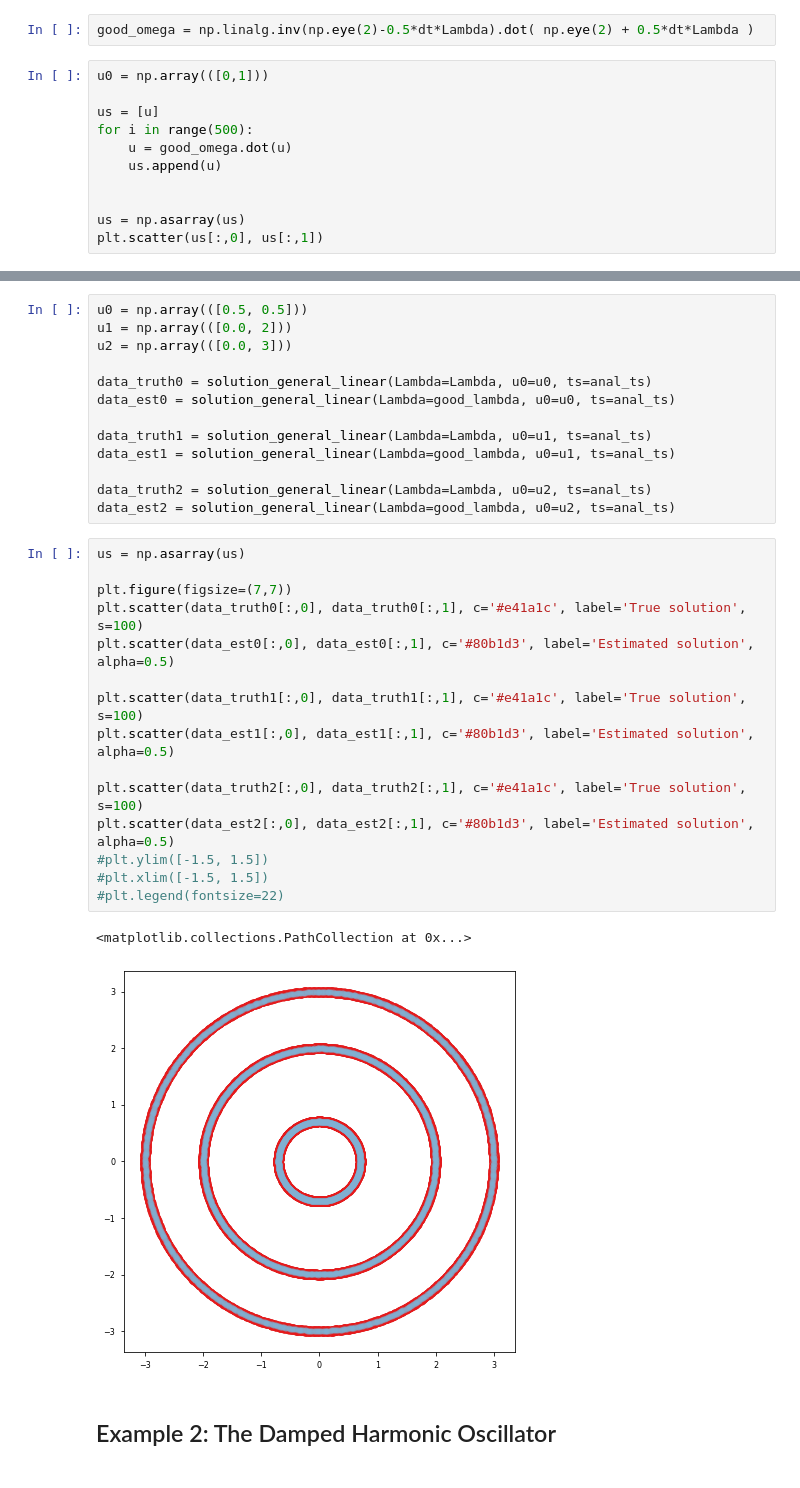
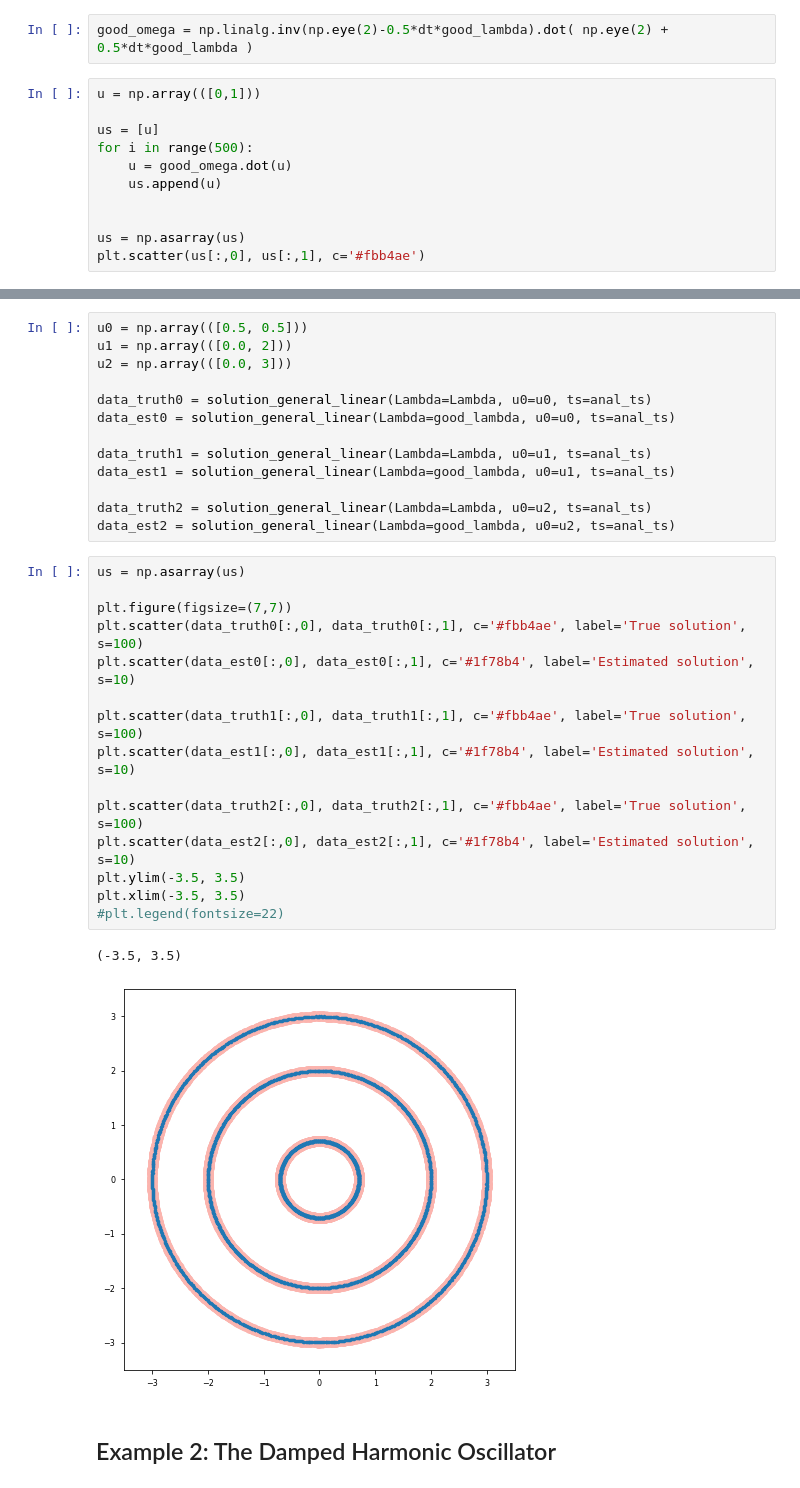
Before and after one commit to afqueiruga/on_learned_dynamics, a Jupyter notebook: experiments.ipynb, the cells around one changed output, grey strips where cells are left out. Saved outputs shown, nothing was run; the diff lists cells and outputs as text.

```diff
--- a/experiments.ipynb
+++ b/experiments.ipynb
@@ -284,7 +298,7 @@ print(good_lambda)
 # %%
-good_omega = np.linalg.inv(np.eye(2)-0.5*dt*Lambda).dot( np.eye(2) + 0.5*dt*Lambda )
+good_omega = np.linalg.inv(np.eye(2)-0.5*dt*good_lambda).dot( np.eye(2) + 0.5*dt*good_lambda )
 # %%
-u0 = np.array(([0,1]))
+u = np.array(([0,1]))
 
 us = [u]
 for i in range(500):
@@ -293,6 +307,6 @@ for i in range(500):
 
 
 us = np.asarray(us)
-plt.scatter(us[:,0], us[:,1])
+plt.scatter(us[:,0], us[:,1], c='#fbb4ae')
 # %% [output]
 <matplotlib.collections.PathCollection at 0x...>
@@ -313,20 +327,20 @@ data_est2 = solution_general_linear(Lambda=good_lambda, u0=u2, ts=anal_ts)
 # %%
 us = np.asarray(us)
 
 plt.figure(figsize=(7,7))
-plt.scatter(data_truth0[:,0], data_truth0[:,1], c='#e41a1c', label='True solution', s=100)
-plt.scatter(data_est0[:,0], data_est0[:,1], c='#80b1d3', label='Estimated solution', alpha=0.5)
+plt.scatter(data_truth0[:,0], data_truth0[:,1], c='#fbb4ae', label='True solution', s=100)
+plt.scatter(data_est0[:,0], data_est0[:,1], c='#1f78b4', label='Estimated solution', s=10)
 
-plt.scatter(data_truth1[:,0], data_truth1[:,1], c='#e41a1c', label='True solution', s=100)
-plt.scatter(data_est1[:,0], data_est1[:,1], c='#80b1d3', label='Estimated solution', alpha=0.5)
+plt.scatter(data_truth1[:,0], data_truth1[:,1], c='#fbb4ae', label='True solution', s=100)
+plt.scatter(data_est1[:,0], data_est1[:,1], c='#1f78b4', label='Estimated solution', s=10)
 
-plt.scatter(data_truth2[:,0], data_truth2[:,1], c='#e41a1c', label='True solution', s=100)
-plt.scatter(data_est2[:,0], data_est2[:,1], c='#80b1d3', label='Estimated solution', alpha=0.5)
-#plt.ylim([-1.5, 1.5])
-#plt.xlim([-1.5, 1.5])
+plt.scatter(data_truth2[:,0], data_truth2[:,1], c='#fbb4ae', label='True solution', s=100)
+plt.scatter(data_est2[:,0], data_est2[:,1], c='#1f78b4', label='Estimated solution', s=10)
+plt.ylim(-3.5, 3.5)
+plt.xlim(-3.5, 3.5)
 #plt.legend(fontsize=22)
 # %% [output]
-<matplotlib.collections.PathCollection at 0x...>
+(-3.5, 3.5)
-[figure, old version]
+[figure, new version]
 # %% [markdown]
 ## Example 2: The Damped Harmonic Oscillator
```
Also changed, not shown: parts of 10 cells of this notebook.
